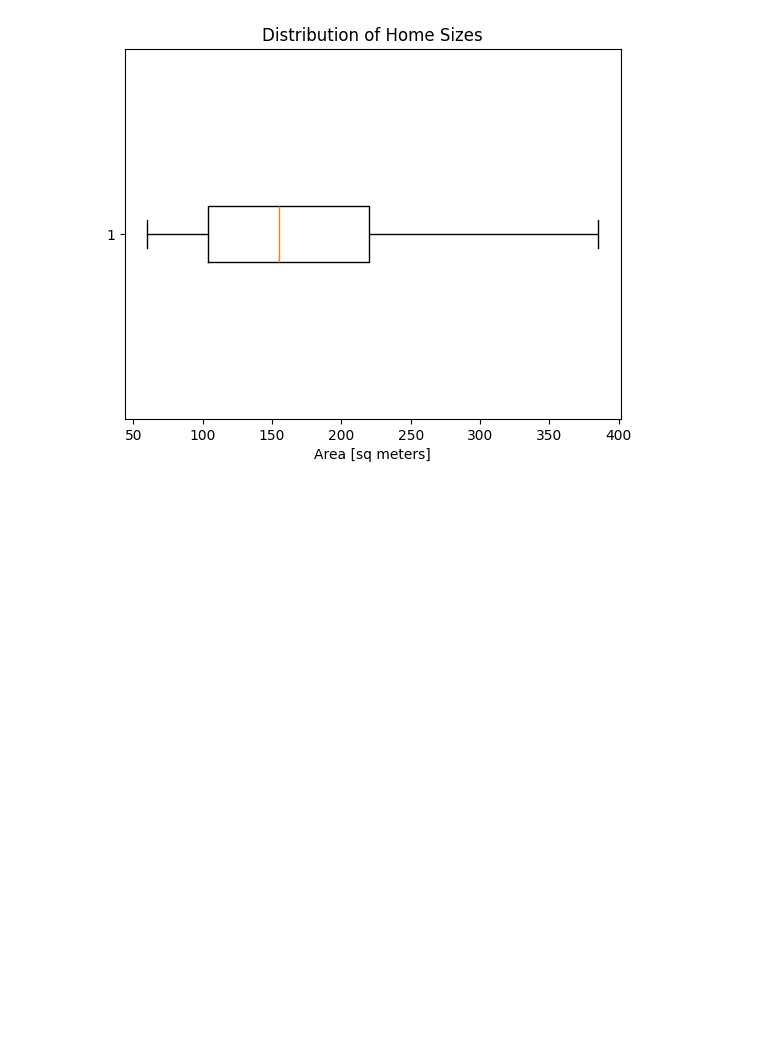
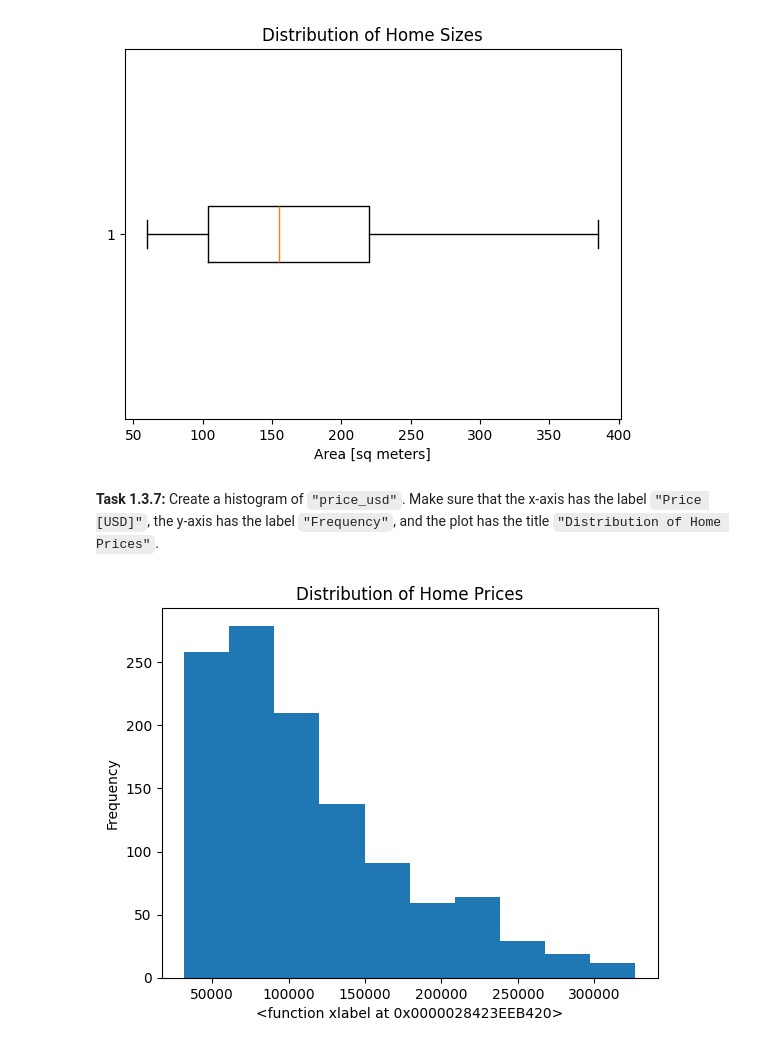
Before and after one commit to Ofgeha-Gelana/Housing-in-Mexico, a Jupyter notebook: notebooks/013-exploratory-data-analysis.ipynb, the cells around one changed output. Cells and saved outputs as stored; diff of their text form; code cells hidden in the pictures; blank space fills up the shorter version.

Commit message:
create hist for price feature

```diff
--- a/notebooks/013-exploratory-data-analysis.ipynb
+++ b/notebooks/013-exploratory-data-analysis.ipynb
@@ -92,3 +92,19 @@ plt.xlabel('Area [sq meters]')
 plt.title('Distribution of Home Sizes');
 # %% [output]
 [figure]
+# %% [markdown]
+**Task 1.3.7:** Create a histogram of `"price_usd"`. Make sure that the x-axis has the label `"Price [USD]"`, the y-axis has the label `"Frequency"`, and the plot has the title `"Distribution of Home Prices"`.
+# %%
+# Use Matplotlib to create histogram of "price_usd"
+plt.hist(df['price_usd'])
+
+# Add x-axis label
+plt.xlabel(plt.xlabel)
+
+# Add y-axis label
+plt.ylabel("Frequency")
+
+# Add title
+plt.title("Distribution of Home Prices");
+# %% [output]
+[figure, added]
```
